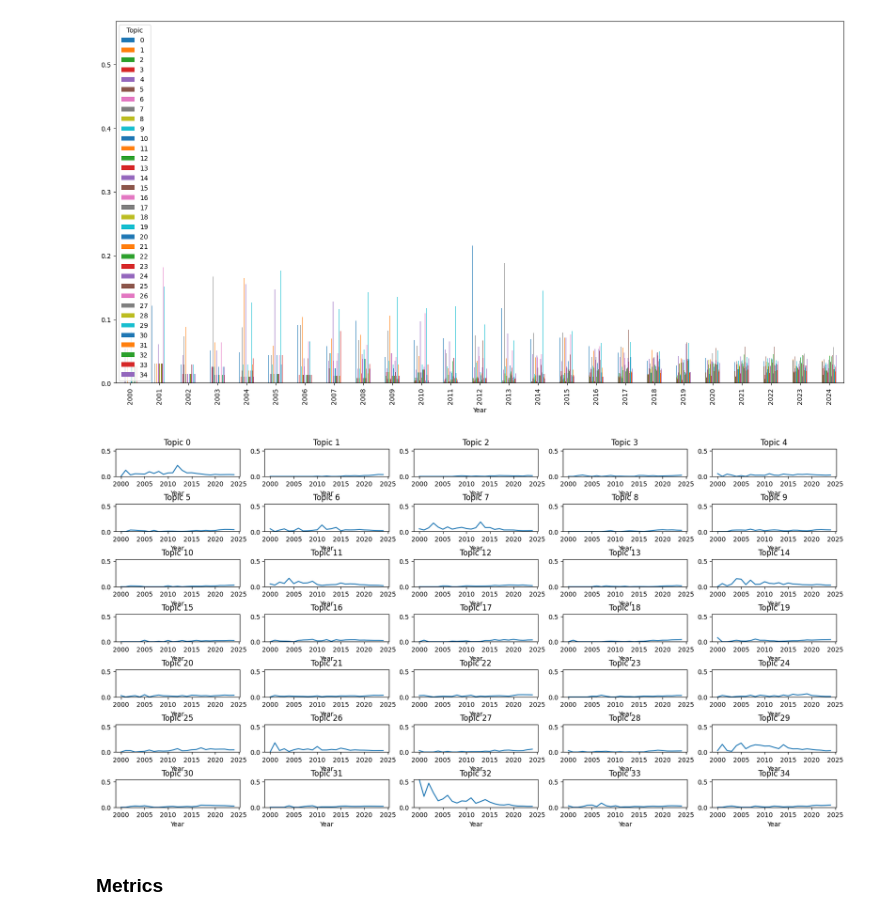
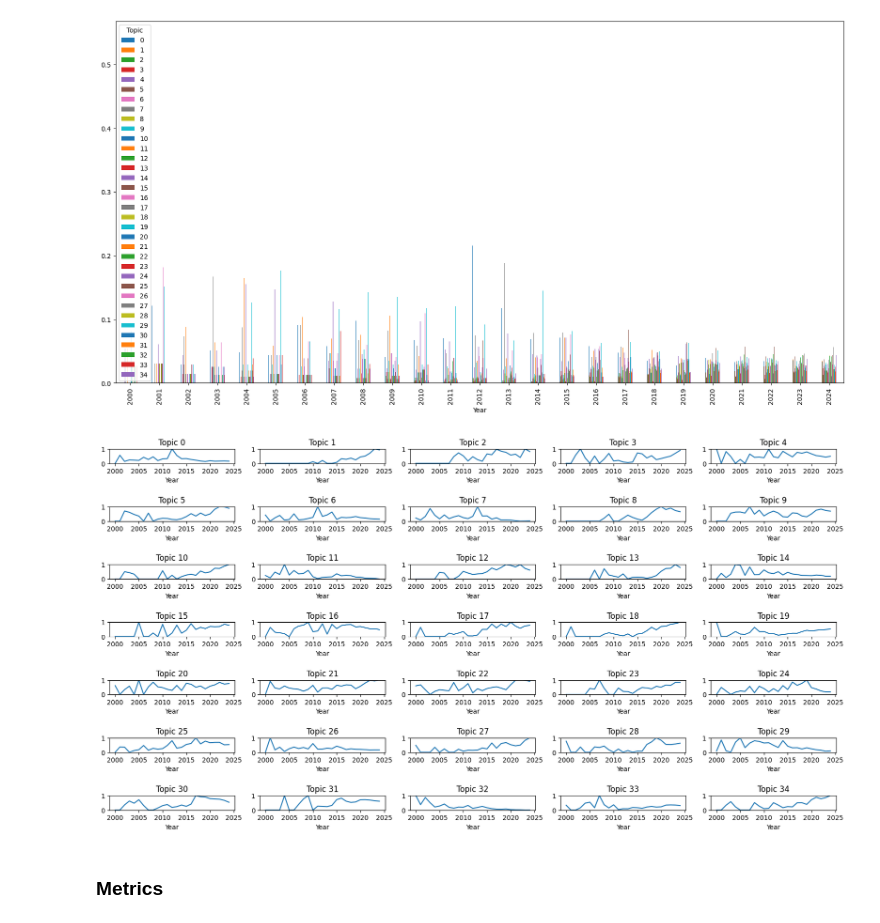
Before and after one commit to MStrzezon/Arxiv-Topic-Trend-Analysis, a Jupyter notebook: src/doc2vec/doc2vec_kmeans.ipynb, the cells around one changed output. Drawn from its saved outputs; the diff is of its cells as text; code cells hidden in the pictures.

Commit message:
- normalized topic trends

```diff
--- a/src/doc2vec/doc2vec_kmeans.ipynb
+++ b/src/doc2vec/doc2vec_kmeans.ipynb
@@ -269,3 +269,13 @@ topic_trend_pivot_normalized.head()
 | 2003 | 0.051282 | 0.0 | 0.0 | 0.025641 | 0.025641 | 0.025641 | 0.051282 | 0.166667 | 0.0 | 0.025641 | ... | ... |
 | 2004 | 0.048544 | 0.0 | 0.0 | 0.009709 | 0.000000 | 0.019417 | 0.009709 | 0.087379 | 0.0 | 0.029126 | ... | ... |
 5 rows × 35 columns
+# %%
+from sklearn.preprocessing import MinMaxScaler
+
+# Normalize topic_trend_pivot_normalized to 0-1 range
+scaler = MinMaxScaler()
+topic_trend_pivot_normalized_0_1 = pd.DataFrame(scaler.fit_transform(topic_trend_pivot_normalized),
+                                                index=topic_trend_pivot_normalized.index,
+                                                columns=topic_trend_pivot_normalized.columns)
+
+topic_trend_pivot_normalized_0_1.head()
@@ -290,18 +309,18 @@ topic_trend_pivot_normalized.plot(kind='bar', figsize=(20, 10))
 <Axes: xlabel='Year'>
 [figure]
 # %%
-y_min = topic_trend_pivot_normalized.min().min()
-y_max = topic_trend_pivot_normalized.max().max()
+y_min = topic_trend_pivot_normalized_0_1.min().min()
+y_max = topic_trend_pivot_normalized_0_1.max().max()
 
 fig, axs = plt.subplots(7, 5, figsize=(20, 10))
 for i in range(35):
-    topic_trend_pivot_normalized[i].plot(ax=axs[i//5, i%5], title=f"Topic {i}")
+    topic_trend_pivot_normalized_0_1[i].plot(ax=axs[i//5, i%5], title=f"Topic {i}")
     axs[i//5, i%5].set_ylim(y_min, y_max)  # Set the same y-axis limits for each subplot
 
-plt.subplots_adjust(hspace=1)  # Adjust the height space between rows
+plt.subplots_adjust(hspace=3)  # Adjust the height space between rows
 plt.show()
 # %% [output]
-[figure, old version]
+[figure, new version]
 # %% [markdown]
 ### Metrics
 # %%
```
Also changed, not shown: parts of 1 cell of this notebook.
